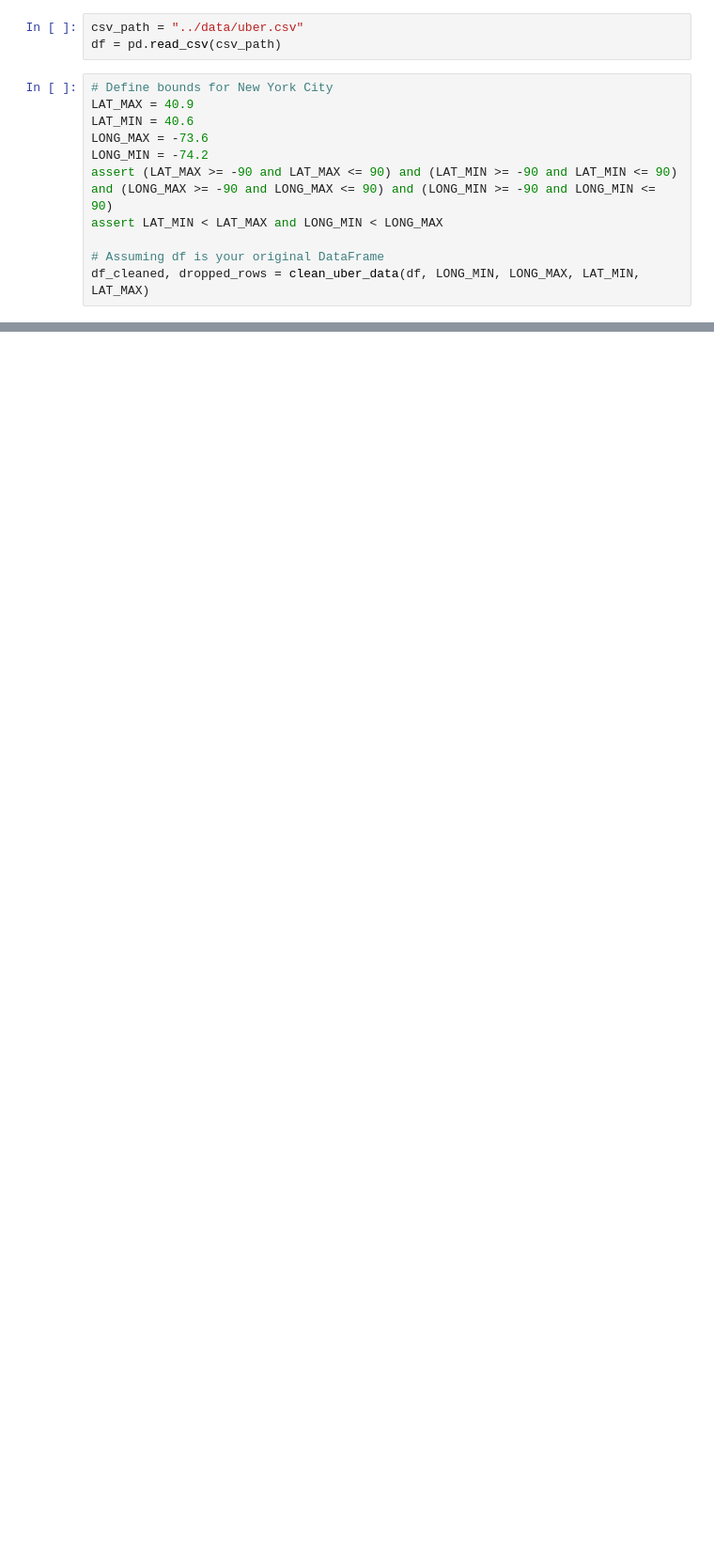
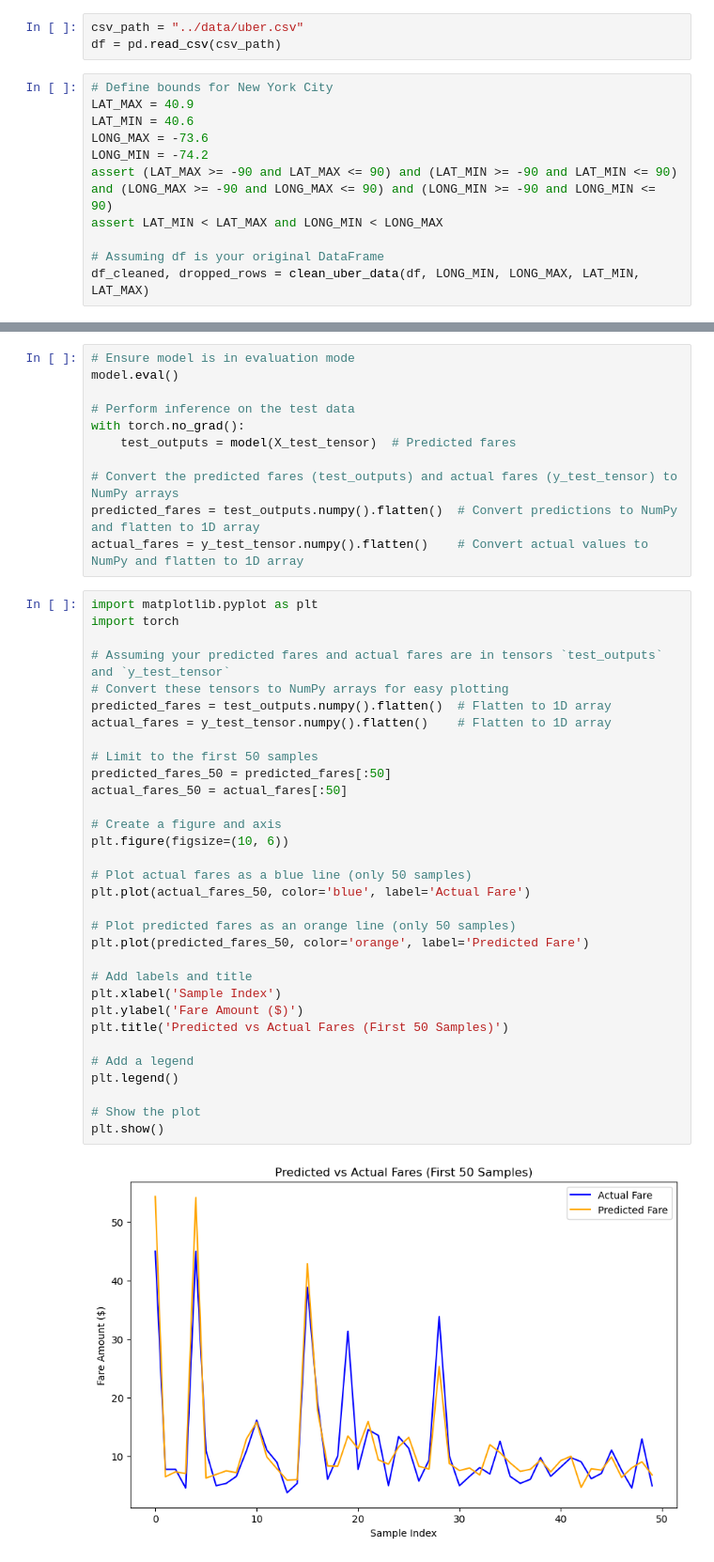
Before and after one commit to Matthew1172/IT-DA-A1, a Jupyter notebook: notebooks/inf.ipynb, the cells around one changed output, grey strips where cells are left out. Shown at 94% size. Saved outputs shown, nothing was run; the diff lists cells and outputs as text; blank space fills up the shorter version.

```diff
--- a/notebooks/inf.ipynb
+++ b/notebooks/inf.ipynb
@@ -114,0 +74,45 @@ NameError: name 'torch' is not defined
+# %%
+# Ensure model is in evaluation mode
+model.eval()
+
+# Perform inference on the test data
+with torch.no_grad():
+    test_outputs = model(X_test_tensor)  # Predicted fares
+
+# Convert the predicted fares (test_outputs) and actual fares (y_test_tensor) to NumPy arrays
+predicted_fares = test_outputs.numpy().flatten()  # Convert predictions to NumPy and flatten to 1D array
+actual_fares = y_test_tensor.numpy().flatten()    # Convert actual values to NumPy and flatten to 1D array
+# %%
+import matplotlib.pyplot as plt
+import torch
+
+# Assuming your predicted fares and actual fares are in tensors `test_outputs` and `y_test_tensor`
+# Convert these tensors to NumPy arrays for easy plotting
+predicted_fares = test_outputs.numpy().flatten()  # Flatten to 1D array
+actual_fares = y_test_tensor.numpy().flatten()    # Flatten to 1D array
+
+# Limit to the first 50 samples
+predicted_fares_50 = predicted_fares[:50]
+actual_fares_50 = actual_fares[:50]
+
+# Create a figure and axis
+plt.figure(figsize=(10, 6))
+
+# Plot actual fares as a blue line (only 50 samples)
+plt.plot(actual_fares_50, color='blue', label='Actual Fare')
+
+# Plot predicted fares as an orange line (only 50 samples)
+plt.plot(predicted_fares_50, color='orange', label='Predicted Fare')
+
+# Add labels and title
+plt.xlabel('Sample Index')
+plt.ylabel('Fare Amount ($)')
+plt.title('Predicted vs Actual Fares (First 50 Samples)')
+
+# Add a legend
+plt.legend()
+
+# Show the plot
+plt.show()
+# %% [output]
+[figure, added]
```
Also changed, not shown: parts of 8 cells of this notebook, 1 other file.
